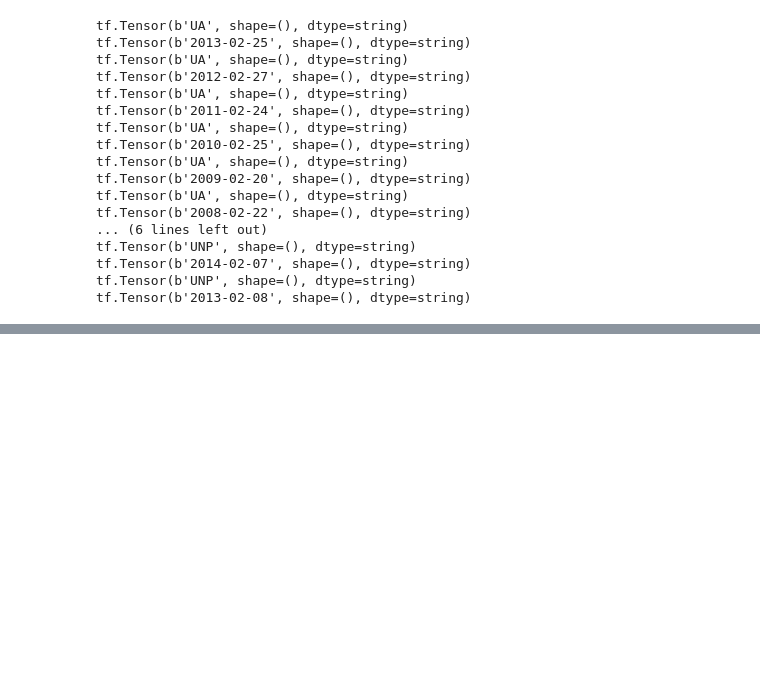
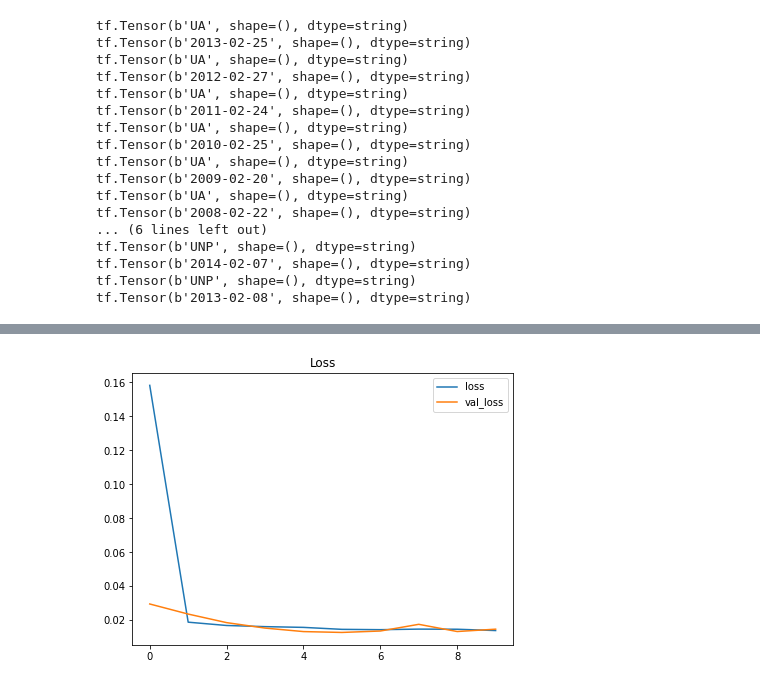
Before and after one commit to abnormal-distribution/AC295_abnormal-distribution, a Jupyter notebook: submissions/project_Abnormal-Distribution/10Ks_EDA_Pipeline.ipynb, the cells around one changed output, grey strips where cells are left out. Drawn from its saved outputs; the diff is of its cells as text; code cells hidden in the pictures; blank space fills up the shorter version.

```diff
--- a/submissions/project_Abnormal-Distribution/10Ks_EDA_Pipeline.ipynb
+++ b/submissions/project_Abnormal-Distribution/10Ks_EDA_Pipeline.ipynb
@@ -831,0 +994,6 @@ If your task is similar to the task the model of the checkpoint was trained on,
+# %%
+df_returns['date'] = pd.to_datetime(df_returns['date']).dt.tz_convert(None)
+df_monthly_returns = df_returns.groupby('ticker').rolling('30D', on="date")['1D_ret_close'].sum()
+df_monthly_returns = df_monthly_returns.reset_index()
+df_monthly_returns = df_monthly_returns.rename(columns={'1D_ret_close':'monthly_return'})
+df_monthly_returns.head()
@@ -831,0 +1046,21 @@ If your task is similar to the task the model of the checkpoint was trained on,
+# %%
+batch_size = 64
+train_buffer_size = 5000
+validation_shuffle_buffer_size = 1000
+
+# Create TF Dataset
+train_data =tf.data.Dataset.from_tensor_slices((((item1a_train['input_ids'], item1a_train['token_type_ids'], item1a_train['attention_mask']),
+                                                 (item7_train['input_ids'], item7_train['token_type_ids'], item7_train['attention_mask']),
+                                                 (item7a_train['input_ids'], item7a_train['token_type_ids'], item7a_train['attention_mask'])),
+                                                train['monthly_return']))
+
+valid_data =tf.data.Dataset.from_tensor_slices((((item1a_test['input_ids'], item1a_test['token_type_ids'], item1a_test['attention_mask']),
+                                                 (item7_test['input_ids'], item7_test['token_type_ids'], item7_test['attention_mask']),
+                                                 (item7a_test['input_ids'], item7a_test['token_type_ids'], item7a_test['attention_mask'])),
+                                                test['monthly_return']))
+
+train_data = train_data.shuffle(buffer_size=train_buffer_size).batch(batch_size)
+train_data = train_data.cache().prefetch(buffer_size=100)
+
+valid_data = valid_data.shuffle(buffer_size=validation_shuffle_buffer_size).batch(batch_size)
+valid_data = valid_data.cache().prefetch(buffer_size=100)
@@ -831,0 +1143,16 @@ If your task is similar to the task the model of the checkpoint was trained on,
+# %%
+K.clear_session()
+
+model = create_model()
+
+# Optimizer
+learning_rate = 0.0001
+optimizer = tf.optimizers.Adam(lr=learning_rate)
+
+# Loss
+loss = tf.losses.MeanSquaredError()
+
+# Compile
+model.compile(loss=loss,optimizer=optimizer,)
+
+training_results = model.fit(train_data,validation_data=valid_data, epochs=10, verbose=1)
@@ -831,0 +1185,4 @@ If your task is similar to the task the model of the checkpoint was trained on,
+# %%
+result = evaluate_model(model, "baseline_model", valid_data, training_results, learning_rate, epochs=10, optimizer=optimizer, save=False)
+# %% [output]
+[figure, added]
```
Also changed, not shown: parts of 35 cells of this notebook.
